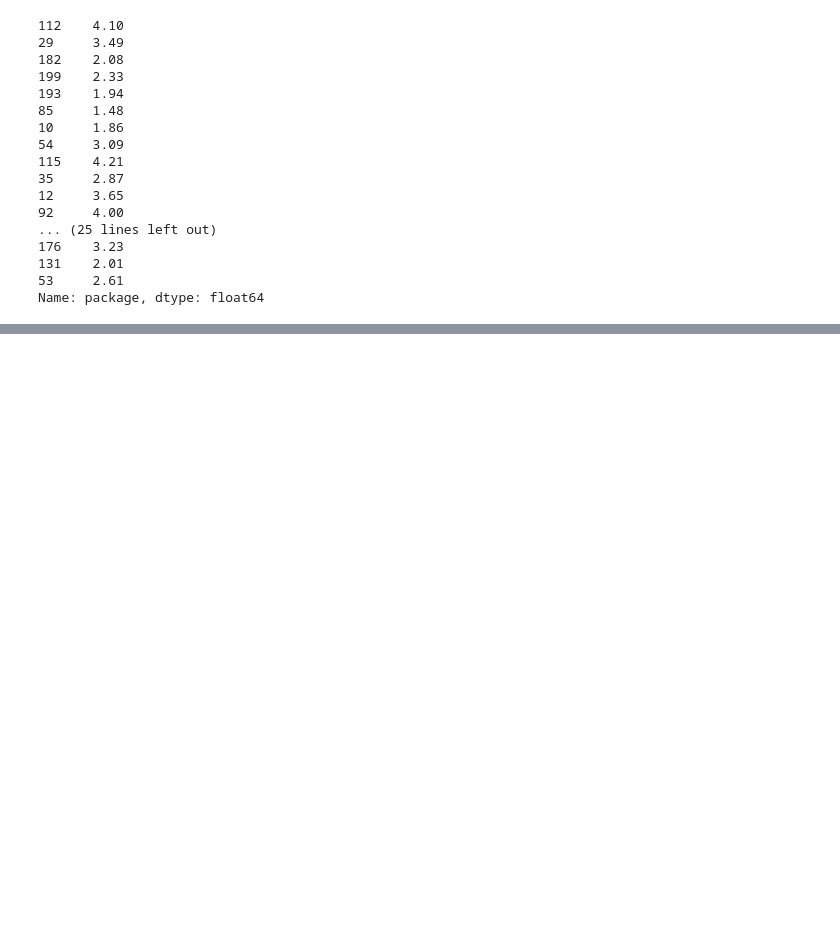
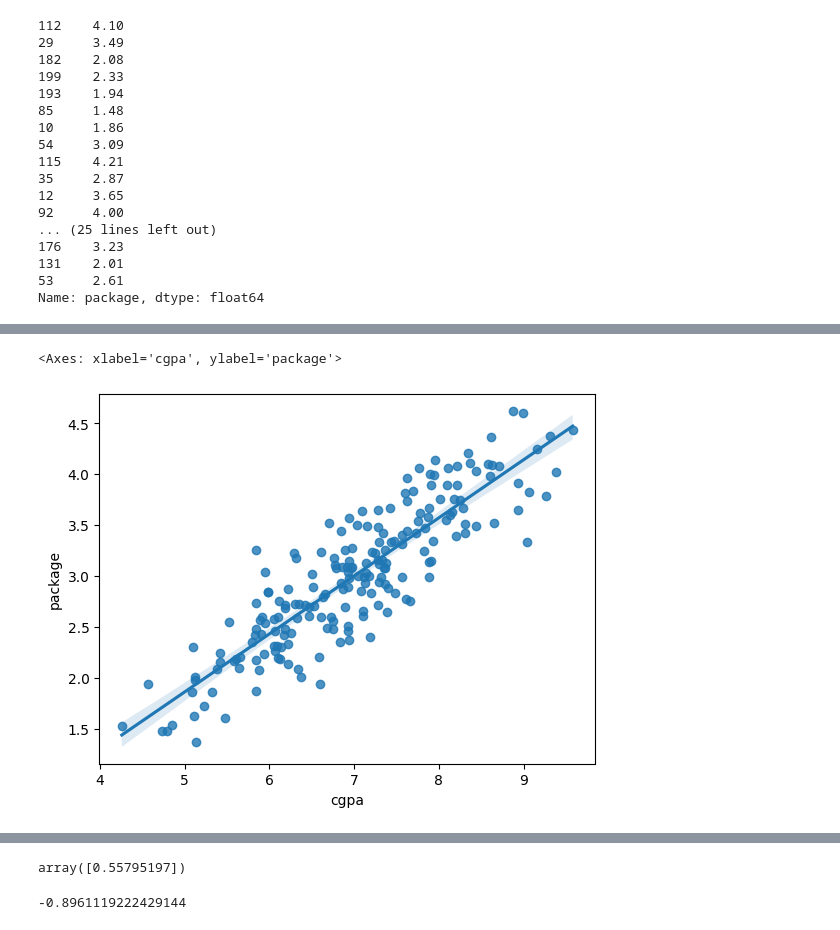
Before and after one commit to naveen3830/Machine_Learning, a Jupyter notebook: ML Algorithms/1_LinearRegression.ipynb, the cells around one changed output, grey strips where cells are left out. Saved outputs shown, nothing was run; the diff lists cells and outputs as text; code cells hidden in the pictures; blank space fills up the shorter version.

```diff
--- a/ML Algorithms/1_LinearRegression.ipynb
+++ b/ML Algorithms/1_LinearRegression.ipynb
@@ -82,3 +82,6 @@ y_test
 131    2.01
 53     2.61
 Name: package, dtype: float64
+# %%
+sns.regplot(data=df,x="cgpa",y="package")
+# %% [output]
@@ -85,3 +89,5 @@ Name: package, dtype: float64
+<Axes: xlabel='cgpa', ylabel='package'>
+[figure, added]
 # %%
 sns.relplot(data=df,x="cgpa",y="package")
 plt.plot(x_test,lr.predict(x_test),color='red')
@@ -90,3 +96,11 @@ plt.plot(x_test,lr.predict(x_test),color='red')
 [interactive output not drawn]
 [<matplotlib.lines.Line2D at 0x...>]
 [figure]
+# %%
+lr.coef_
+# %% [output]
+array([0.55795197])
+# %%
+lr.intercept_
+# %% [output]
+-0.8961119222429144
```
Also changed, not shown: parts of 1 cell of this notebook.
